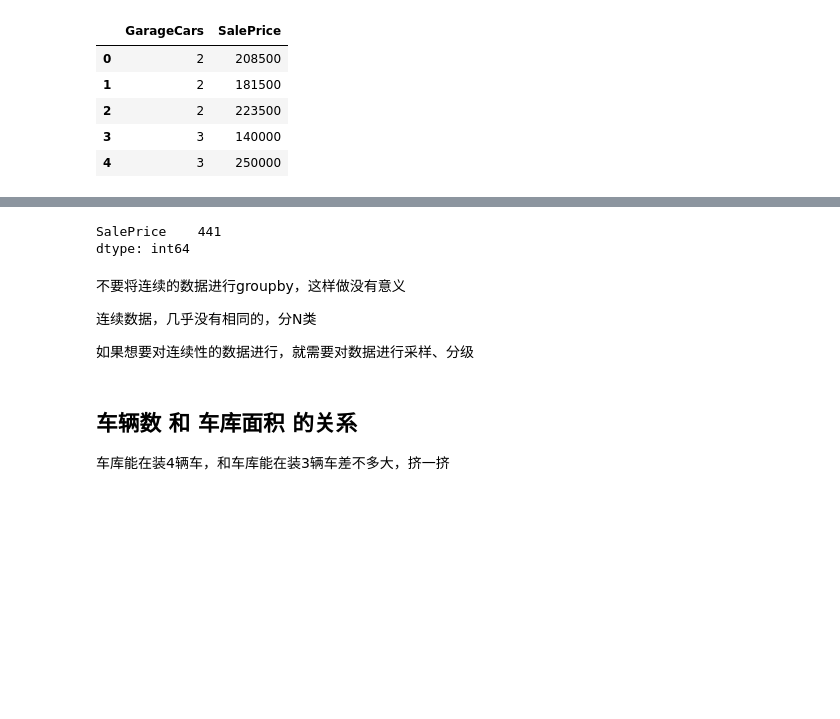
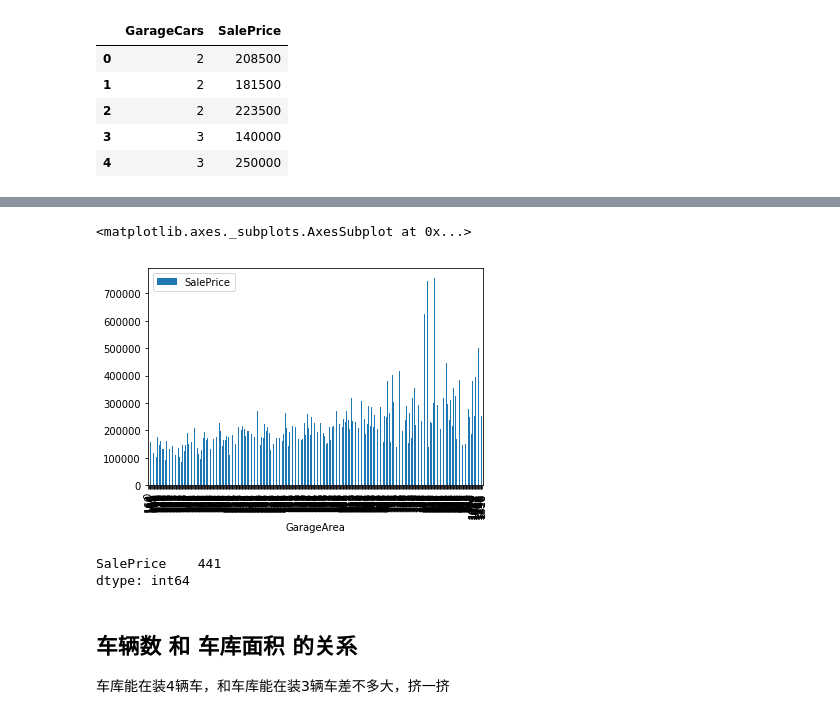
Before and after one commit to appke/Los-House-Prices, a Jupyter notebook: 06.房价相关性分析.ipynb, the cells around one changed output, grey strips where cells are left out. Saved outputs shown, nothing was run; the diff lists cells and outputs as text; code cells hidden in the pictures; blank space fills up the shorter version.

```diff
--- a/06.房价相关性分析.ipynb
+++ b/06.房价相关性分析.ipynb
@@ -152 +162,6 @@ train[['GarageCars', 'SalePrice']].groupby(['GarageCars']).mean().plot.bar()
+# %%
+train[['GarageArea', 'SalePrice']].groupby(['GarageArea']).mean().plot.bar()
+# %% [output]
+<matplotlib.axes._subplots.AxesSubplot at 0x...>
+[figure, added]
 # %%
@@ -155,12 +169,6 @@ train[['GarageArea', 'SalePrice']].groupby(['GarageArea']).mean().count()
 # %% [output]
 SalePrice    441
 dtype: int64
-# %% [markdown]
-不要将连续的数据进行groupby，这样做没有意义
-
-连续数据，几乎没有相同的，分N类
-
-如果想要对连续性的数据进行，就需要对数据进行采样、分级
 # %% [markdown]
 ## 车辆数 和 车库面积 的关系
 
```
Also changed, not shown: parts of 34 cells of this notebook.
